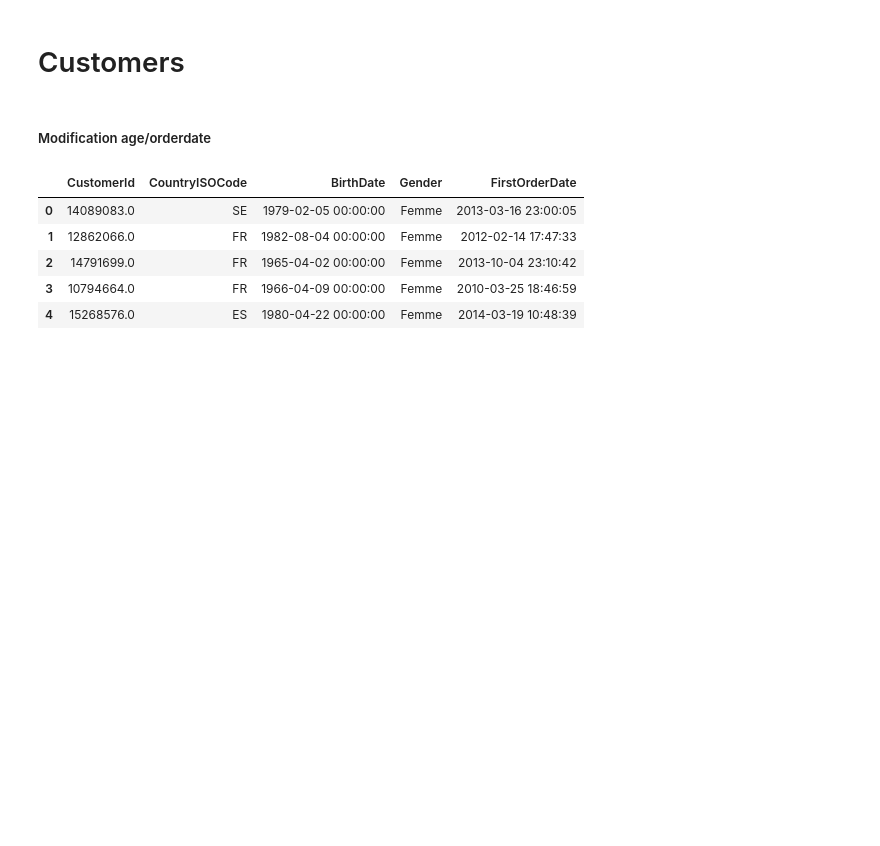
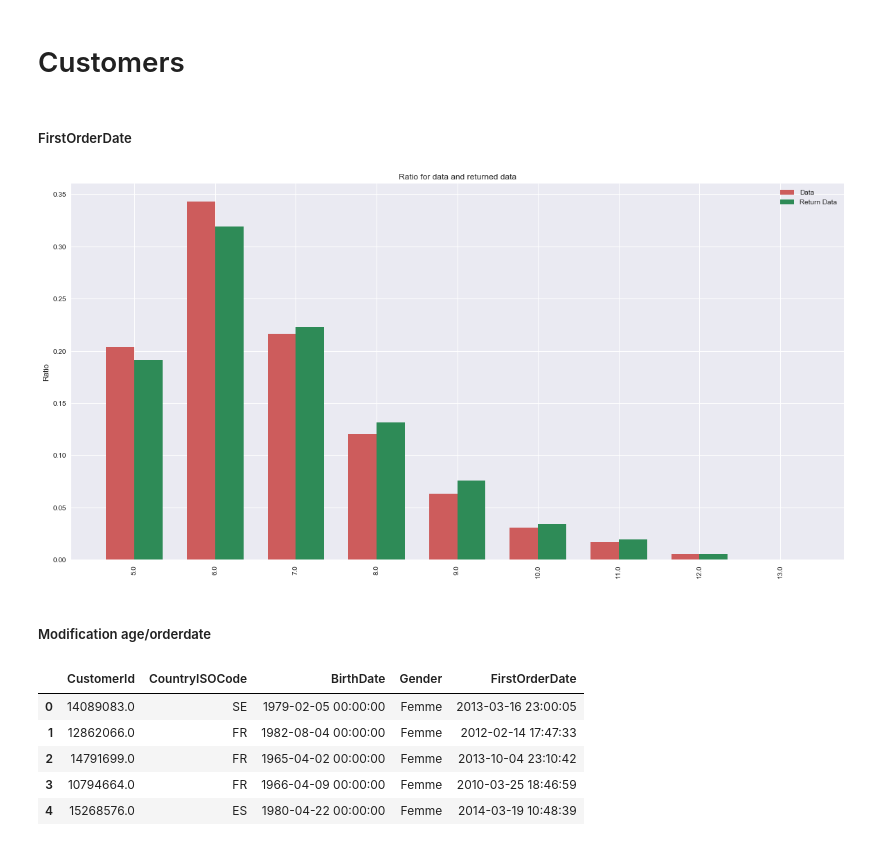
Before and after one commit to pepi4e/SD210-ML-challenge, a Jupyter notebook: statistiques.ipynb, the cells around one changed output. Cells and saved outputs as stored; diff of their text form; code cells hidden in the pictures; blank space fills up the shorter version.

```diff
--- a/statistiques.ipynb
+++ b/statistiques.ipynb
@@ -252,5 +354,11 @@ print(dreturn)
 # %% [markdown]
 # Customers
+# %% [markdown]
+##### FirstOrderDate
+# %%
+histogramme('FirstOrderDate')
+# %% [output]
+[figure, added]
 # %% [markdown]
 ##### Modification age/orderdate
 # %%
```
Also changed, not shown: parts of 18 cells of this notebook.
